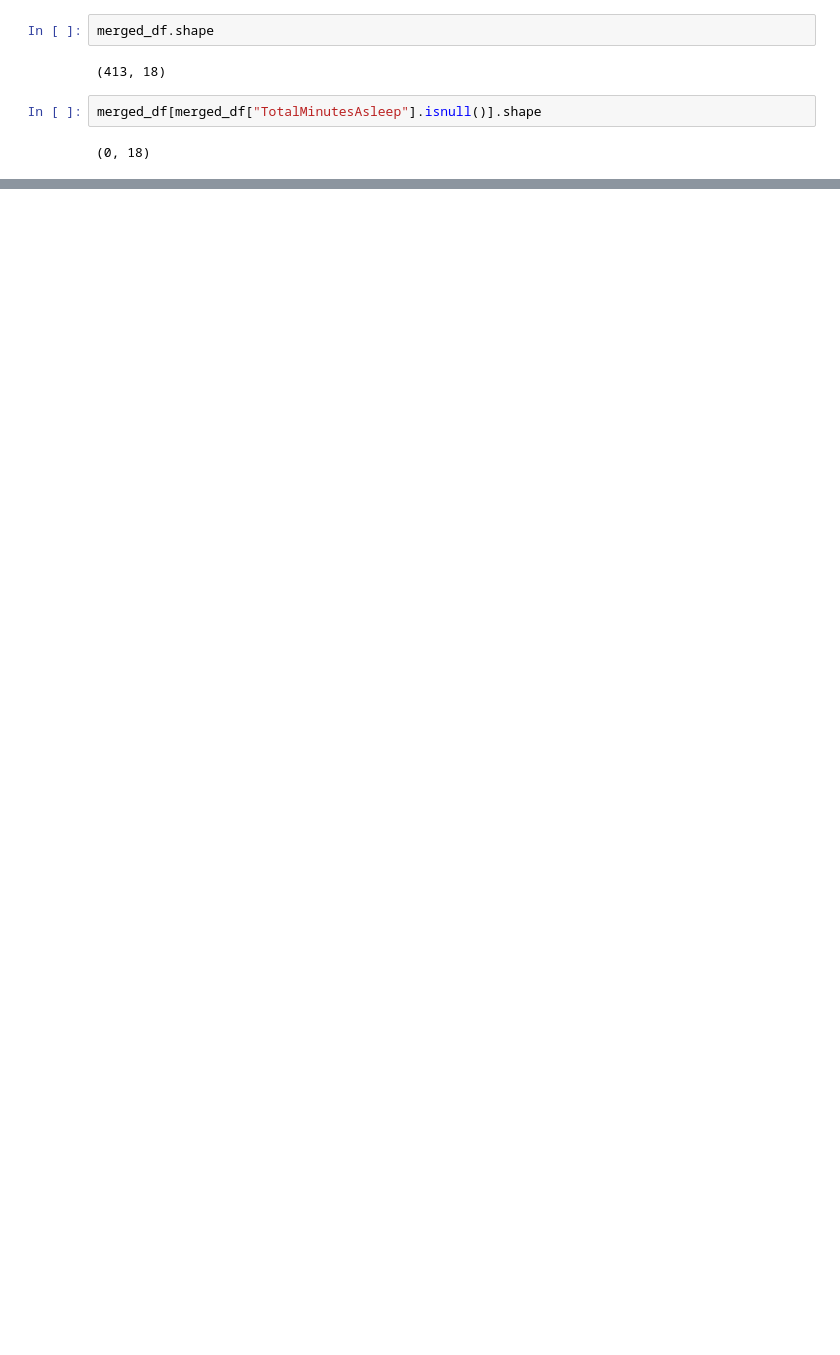
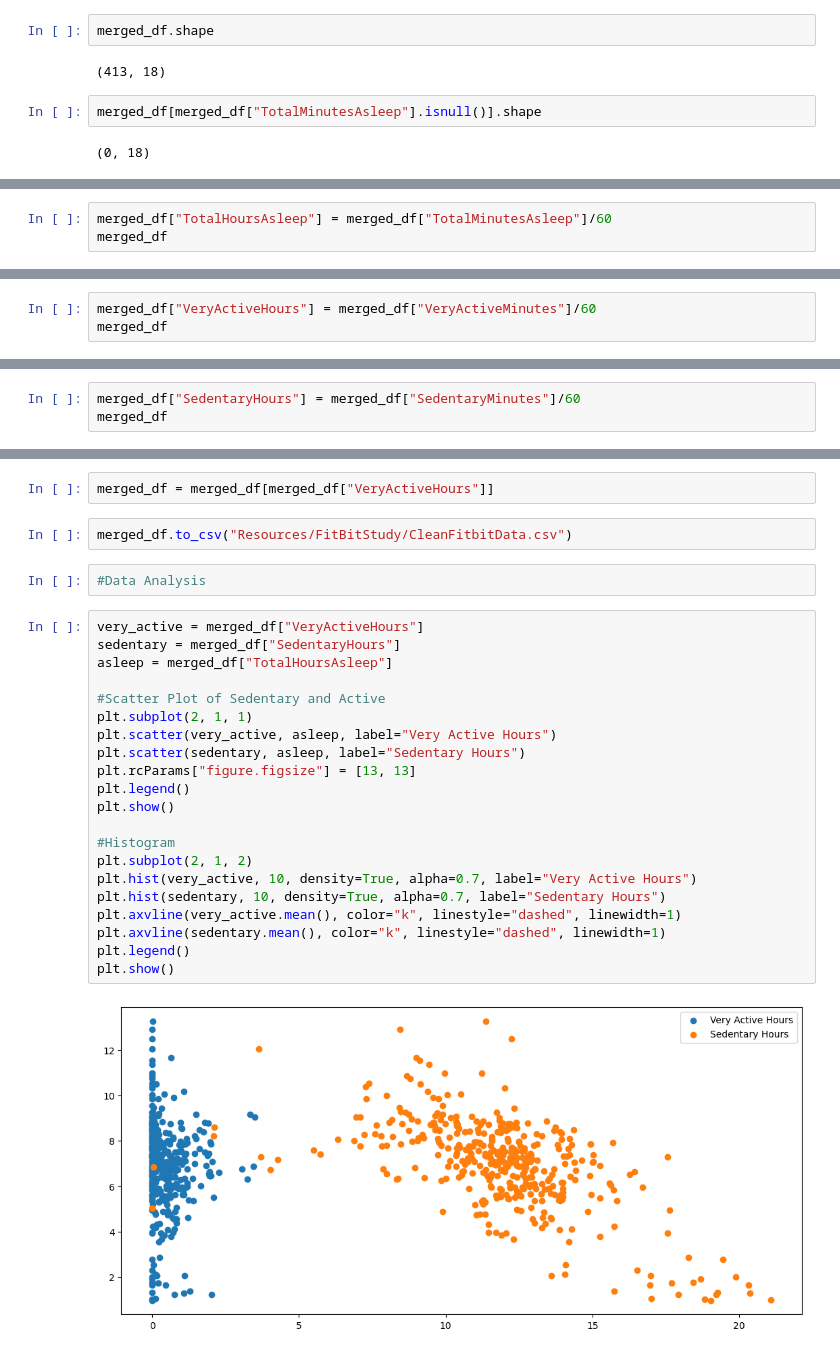
Before and after one commit to nicholaishaw/sleep-and-health-project, a Jupyter notebook: DataCleaning_Notebook.ipynb, the cells around one changed output, grey strips where cells are left out. Drawn from its saved outputs; the diff is of its cells as text; blank space fills up the shorter version.

Commit message:
Created all of the analyses and Importing the cleaned datasets

```diff
--- a/DataCleaning_Notebook.ipynb
+++ b/DataCleaning_Notebook.ipynb
@@ -89,0 +77,3 @@ merged_df[merged_df["TotalMinutesAsleep"].isnull()].shape
+# %%
+merged_df["TotalHoursAsleep"] = merged_df["TotalMinutesAsleep"]/60
+merged_df
@@ -89,0 +94,3 @@ merged_df[merged_df["TotalMinutesAsleep"].isnull()].shape
+# %%
+merged_df["VeryActiveHours"] = merged_df["VeryActiveMinutes"]/60
+merged_df
@@ -89,0 +111,3 @@ merged_df[merged_df["TotalMinutesAsleep"].isnull()].shape
+# %%
+merged_df["SedentaryHours"] = merged_df["SedentaryMinutes"]/60
+merged_df
@@ -89,0 +128,29 @@ merged_df[merged_df["TotalMinutesAsleep"].isnull()].shape
+# %%
+merged_df = merged_df[merged_df["VeryActiveHours"]]
+# %%
+merged_df.to_csv("Resources/FitBitStudy/CleanFitbitData.csv")
+# %%
+#Data Analysis
+# %%
+very_active = merged_df["VeryActiveHours"]
+sedentary = merged_df["SedentaryHours"]
+asleep = merged_df["TotalHoursAsleep"]
+
+#Scatter Plot of Sedentary and Active
+plt.subplot(2, 1, 1)
+plt.scatter(very_active, asleep, label="Very Active Hours")
+plt.scatter(sedentary, asleep, label="Sedentary Hours")
+plt.rcParams["figure.figsize"] = [13, 13]
+plt.legend()
+plt.show()
+
+#Histogram
+plt.subplot(2, 1, 2)
+plt.hist(very_active, 10, density=True, alpha=0.7, label="Very Active Hours")
+plt.hist(sedentary, 10, density=True, alpha=0.7, label="Sedentary Hours")
+plt.axvline(very_active.mean(), color="k", linestyle="dashed", linewidth=1)
+plt.axvline(sedentary.mean(), color="k", linestyle="dashed", linewidth=1)
+plt.legend()
+plt.show()
+# %% [output]
+[figure, added]
```
Also changed, not shown: parts of 17 cells of this notebook, 1 other file.
